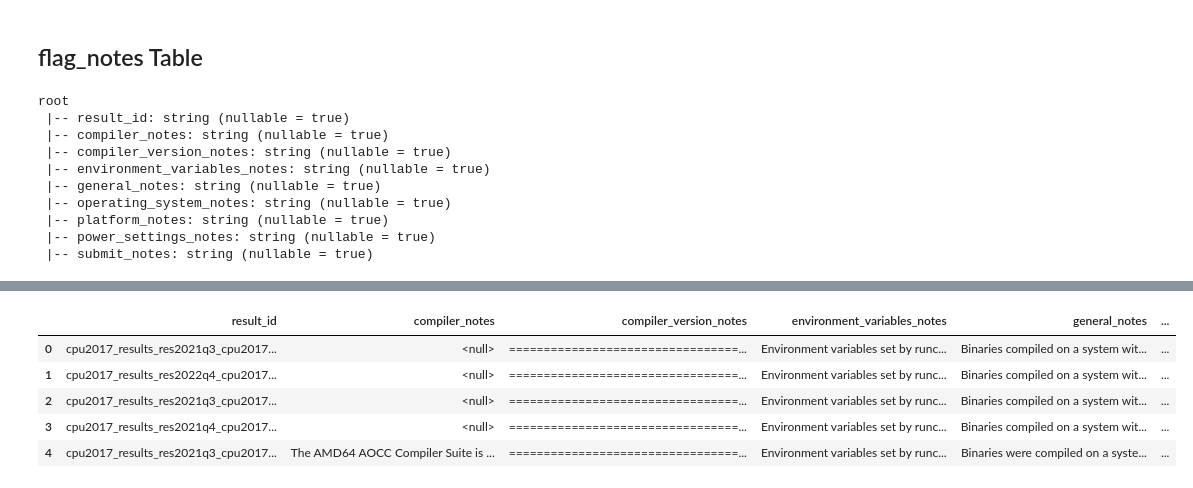
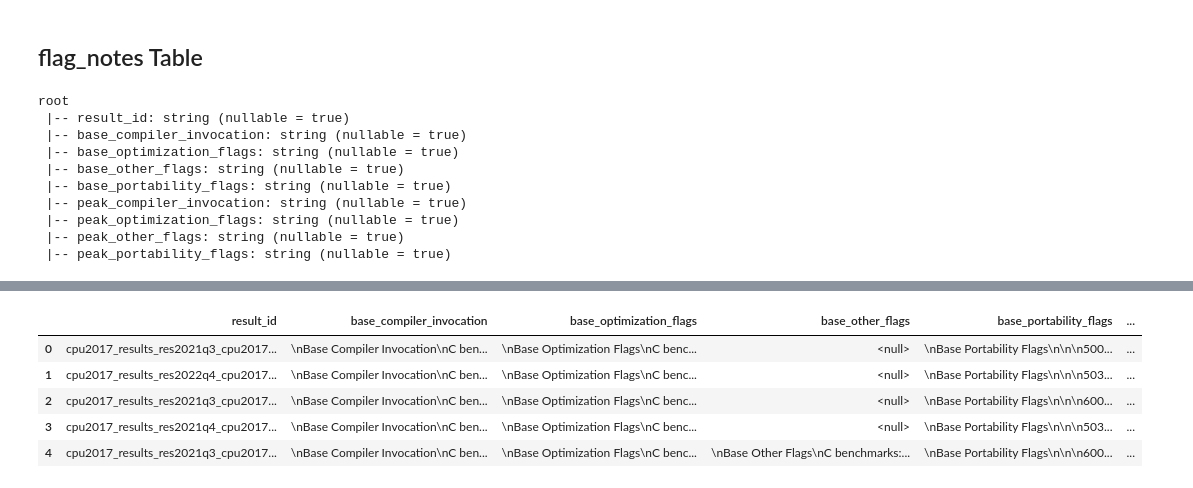
Before and after one commit to lovelynewlife/SPECMiddleOffice, a Jupyter notebook: transform/notebooks/cpu2017/schema_modeling.ipynb, the cells around one changed output, grey strips where cells are left out. Drawn from its saved outputs; the diff is of its cells as text; code cells hidden in the pictures.

```diff
--- a/transform/notebooks/cpu2017/schema_modeling.ipynb
+++ b/transform/notebooks/cpu2017/schema_modeling.ipynb
@@ -608,18 +613,18 @@ root
 # %% [markdown]
 ## flag_notes Table
 # %%
-flag_notes_df = spark.sql("SELECT result_id, ordinary_notes.* FROM HTML_Results where ordinary_notes is not null;")
+flag_notes_df = spark.sql("SELECT result_id, flag_notes.* FROM HTML_Results where flag_notes is not null;")
 flag_notes_df = flag_notes_df.rdd.map(lambda x:trim_null(x)).toDF()
 flag_notes_df.printSchema()
 flag_notes_df.limit(5).toPandas()
 # %% [output]
 root
  |-- result_id: string (nullable = true)
- |-- compiler_notes: string (nullable = true)
- |-- compiler_version_notes: string (nullable = true)
- |-- environment_variables_notes: string (nullable = true)
- |-- general_notes: string (nullable = true)
- |-- operating_system_notes: string (nullable = true)
- |-- platform_notes: string (nullable = true)
- |-- power_settings_notes: string (nullable = true)
- |-- submit_notes: string (nullable = true)
+ |-- base_compiler_invocation: string (nullable = true)
+ |-- base_optimization_flags: string (nullable = true)
+ |-- base_other_flags: string (nullable = true)
+ |-- base_portability_flags: string (nullable = true)
+ |-- peak_compiler_invocation: string (nullable = true)
+ |-- peak_optimization_flags: string (nullable = true)
+ |-- peak_other_flags: string (nullable = true)
+ |-- peak_portability_flags: string (nullable = true)
@@ -626,6 +639,6 @@ root
-|  | result_id | compiler_notes | compiler_version_notes | environment_variables_notes | general_notes | ... |
-| 0 | cpu2017_results_res2021q3_cpu2017... | <null> | =================================... | Environment variables set by runc... | Binaries compiled on a system wit... | ... |
-| 1 | cpu2017_results_res2022q4_cpu2017... | <null> | =================================... | Environment variables set by runc... | Binaries compiled on a system wit... | ... |
-| 2 | cpu2017_results_res2021q3_cpu2017... | <null> | =================================... | Environment variables set by runc... | Binaries compiled on a system wit... | ... |
-| 3 | cpu2017_results_res2021q4_cpu2017... | <null> | =================================... | Environment variables set by runc... | Binaries compiled on a system wit... | ... |
-| 4 | cpu2017_results_res2021q3_cpu2017... | The AMD64 AOCC Compiler Suite is ... | =================================... | Environment variables set by runc... | Binaries were compiled on a syste... | ... |
+|  | result_id | base_compiler_invocation | base_optimization_flags | base_other_flags | base_portability_flags | ... |
+| 0 | cpu2017_results_res2021q3_cpu2017... | \nBase Compiler Invocation\nC ben... | \nBase Optimization Flags\nC benc... | <null> | \nBase Portability Flags\n\n\n500... | ... |
+| 1 | cpu2017_results_res2022q4_cpu2017... | \nBase Compiler Invocation\nC ben... | \nBase Optimization Flags\nC benc... | <null> | \nBase Portability Flags\n\n\n503... | ... |
+| 2 | cpu2017_results_res2021q3_cpu2017... | \nBase Compiler Invocation\nC ben... | \nBase Optimization Flags\nC benc... | <null> | \nBase Portability Flags\n\n\n600... | ... |
+| 3 | cpu2017_results_res2021q4_cpu2017... | \nBase Compiler Invocation\nC ben... | \nBase Optimization Flags\nC benc... | <null> | \nBase Portability Flags\n\n\n503... | ... |
+| 4 | cpu2017_results_res2021q3_cpu2017... | \nBase Compiler Invocation\nC ben... | \nBase Optimization Flags\nC benc... | \nBase Other Flags\nC benchmarks:... | \nBase Portability Flags\n\n\n600... | ... |
```
Also changed, not shown: parts of 6 cells of this notebook, 12 other files.
